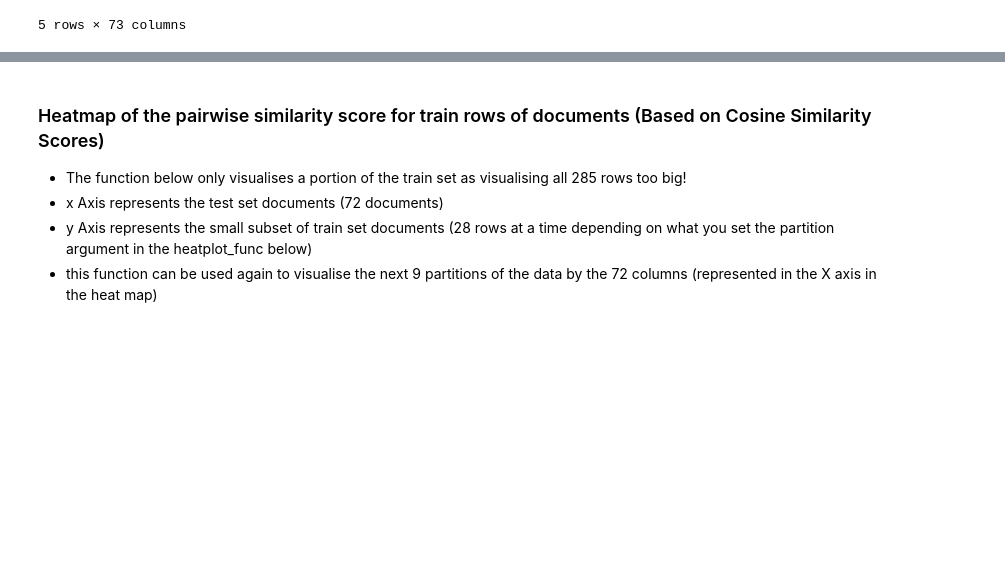
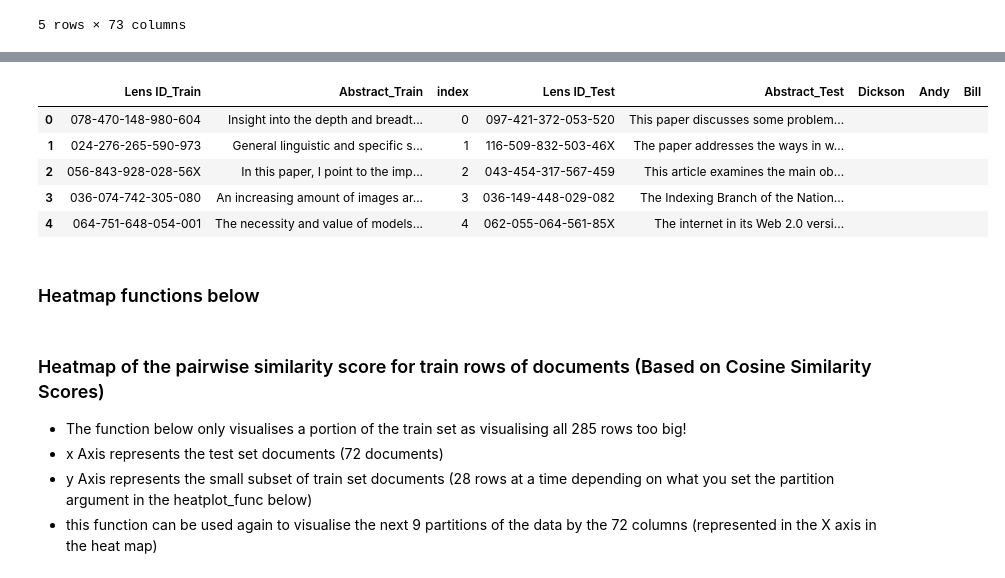
Before and after one commit to andymccall896/Journal_managementNP, a Jupyter notebook: 02-Python Scripts - Data Wrangling/Text_data_wrangling_final.ipynb, the cells around one changed output, grey strips where cells are left out. Saved outputs shown, nothing was run; the diff lists cells and outputs as text; code cells hidden in the pictures; blank space fills up the shorter version.

```diff
--- a/02-Python Scripts - Data Wrangling/Text_data_wrangling_final.ipynb
+++ b/02-Python Scripts - Data Wrangling/Text_data_wrangling_final.ipynb
@@ -411,3 +514,72 @@ rank_matrix_cosine_df_final.head()
+# %%
+##### Import the Journal_Dataframe
+dataframe_journal = pd.read_csv(r"C:\Users\andym\Desktop\Datafancy\Journal_managementNP\04-final_datatsets\Dataframe_journal.csv")
+abstract_df = dataframe_journal[['Lens ID','Abstract']]
+
+#######################################################################################
+########################## Cosine Similarity #########################################
+
+cosine_train_column = pd.DataFrame(rank_matrix_cosine_df_final['Lens ID'])
+cosine_train_column = cosine_train_column.drop(columns = ['Lens ID'])
+
+#cosine_train_column['index'] = cosine_train_column.index
+#cosine_train_column.reset_index
+cosine_train_column_abs = cosine_train_column.merge(abstract_df,on = 'Lens ID', how = 'left',suffixes = ('Train_','Train_'))
+cosine_train_column_abs['index'] = cosine_train_column_abs.index
+
+cosine_test_column  = pd.DataFrame(rank_matrix_cosine_df_final.columns[rank_matrix_cosine_df_final.columns != 'Lens ID'])
+cosine_test_column['index'] = cosine_test_column.index
+cosine_test_column_abs = cosine_test_column.merge(abstract_df,left_on = 'Lens ID', right_on = 'Lens ID',suffixes = ('Test_','Test_'))
+
+cosine_journal_check = cosine_train_column_abs.merge(cosine_test_column_abs,left_on ='index',right_on = 'index' , suffixes=('_Train', '_Test'))
+
+### Individual voting columns
+cosine_journal_check['Dickson'],cosine_journal_check['Andy'],cosine_journal_check['Bill'] = '','',''
+
+cosine_journal_check.to_csv(r"C:\Users\andym\Desktop\Datafancy\Journal_managementNP\04-final_datatsets\cosine_journal_check_df_final.csv")
+#######################################################################################
+########################## Hamming Similarity #########################################
+
+hamming_train_column = pd.DataFrame(rank_matrix_hamming_df['Lens ID']).reset_index()
+hamming_train_column['index'] = hamming_train_column.index
+hamming_train_column_abs = hamming_train_column.merge(abstract_df,on = 'Lens ID', how = 'left',suffixes = ('Train_','Train_'))
+
+hamming_test_column  = pd.DataFrame(rank_matrix_hamming_df.columns[rank_matrix_hamming_df.columns != 'Lens ID'])
+hamming_test_column['index'] = hamming_test_column.index
+hamming_test_column_abs = hamming_test_column.merge(abstract_df,on = 'Lens ID', how = 'left',suffixes = ('Test_','Test_'))
+
+hamming_journal_check = hamming_train_column_abs.merge(hamming_test_column_abs,on = 'index', how = 'left', suffixes=('_Train', '_Test'))
+hamming_journal_check['Dickson'],hamming_journal_check['Andy'],hamming_journal_check['Bill'] = '','',''
+
+hamming_journal_check.to_csv(r"C:\Users\andym\Desktop\Datafancy\Journal_managementNP\04-final_datatsets\hamming_journal_check_df_final.csv")
+#######################################################################################
+########################## Jaccard Similarity #########################################
+
+jaccard_train_column = pd.DataFrame(rank_matrix_jaccard_df['Lens ID']).reset_index()
+jaccard_train_column['index'] = jaccard_train_column.index
+jaccard_train_column_abs = jaccard_train_column.merge(abstract_df,on = 'Lens ID', how = 'left',suffixes = ('Train_','Train_'))
+
+jaccard_test_column  = pd.DataFrame(rank_matrix_jaccard_df.columns[rank_matrix_jaccard_df.columns != 'Lens ID'])
+jaccard_test_column['index'] = jaccard_test_column.index
+jaccard_test_column_abs = jaccard_test_column.merge(abstract_df,on = 'Lens ID', how = 'left',suffixes = ('Test_','Test_'))
+
+jaccard_journal_check = jaccard_train_column_abs.merge(jaccard_test_column_abs,on = 'index', how = 'left', suffixes=('_Train', '_Test'))
+
+jaccard_journal_check['Dickson'],jaccard_journal_check['Andy'],jaccard_journal_check['Bill'] = '','',''
+jaccard_journal_check.to_csv(r"C:\Users\andym\Desktop\Datafancy\Journal_managementNP\04-final_datatsets\jaccard_journal_check_df_final.csv")
+################################################################################################################################
+################################### Cosine spot check outputs ##################################################################
+
+cosine_journal_check.head()
+# %% [output]
+|  | Lens ID_Train | Abstract_Train | index | Lens ID_Test | Abstract_Test | Dickson | Andy | Bill |
+| 0 | 078-470-148-980-604 | Insight into the depth and breadt... | 0 | 097-421-372-053-520 | This paper discusses some problem... |  |  |  |
+| 1 | 024-276-265-590-973 | General linguistic and specific s... | 1 | 116-509-832-503-46X | The paper addresses the ways in w... |  |  |  |
+| 2 | 056-843-928-028-56X | In this paper, I point to the imp... | 2 | 043-454-317-567-459 | This article examines the main ob... |  |  |  |
+| 3 | 036-074-742-305-080 | An increasing amount of images ar... | 3 | 036-149-448-029-082 | The Indexing Branch of the Nation... |  |  |  |
+| 4 | 064-751-648-054-001 | The necessity and value of models... | 4 | 062-055-064-561-85X | The internet in its Web 2.0 versi... |  |  |  |
+# %% [markdown]
+### Heatmap functions below
 # %%
 #### This might be important to present the data as a heatmap
 ############# A web reference to building a heatmap for this cosine similarity matrix
```
Also changed, not shown: parts of 3 cells of this notebook, 14 other files.
